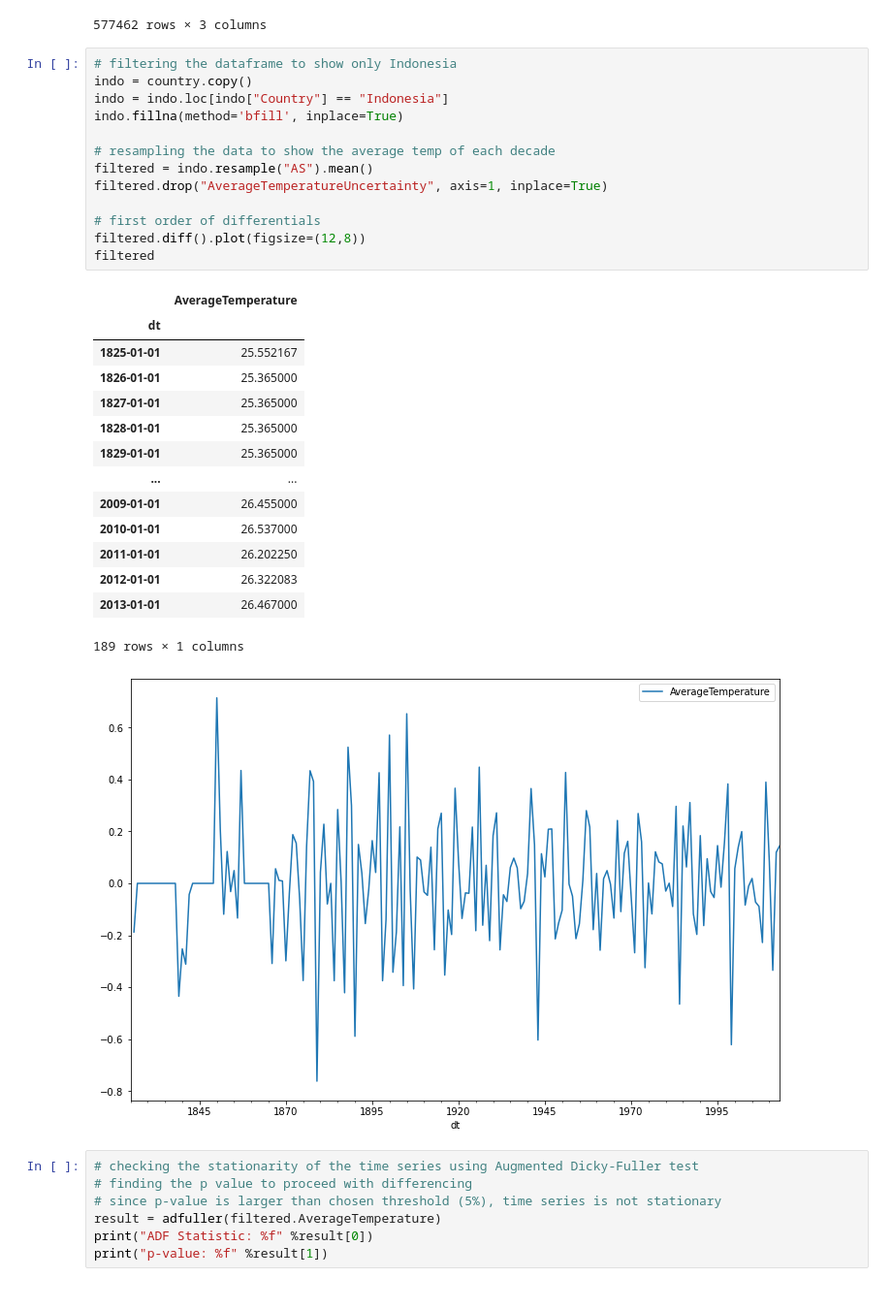
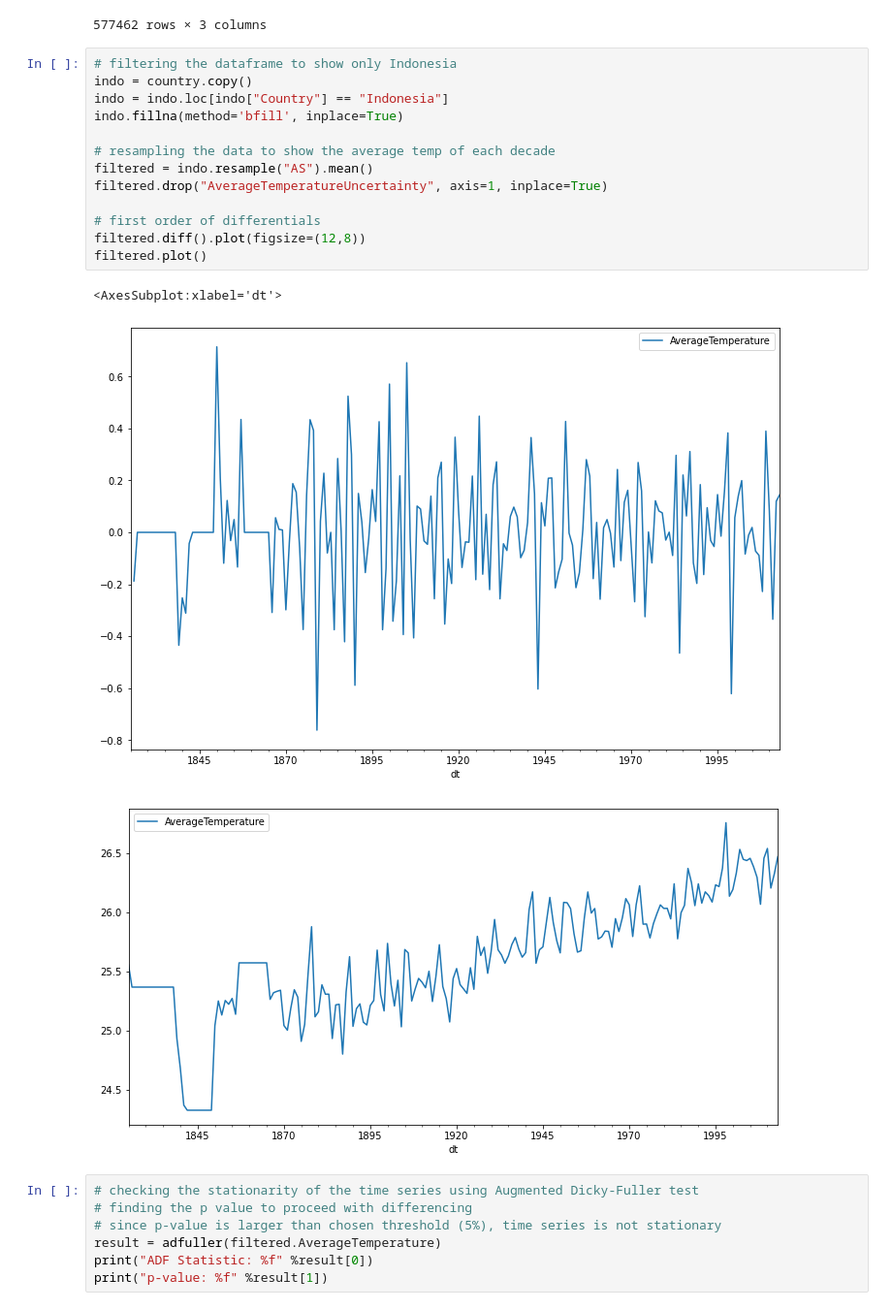
Before and after one commit to EdwardMatthew/Climate-Forecasting, a Jupyter notebook: Analysis/averageTempTrend.ipynb, the cells around one changed output. Shown: that part at 97% size. Cells and saved outputs as stored; diff of their text form.

```diff
--- a/Analysis/averageTempTrend.ipynb
+++ b/Analysis/averageTempTrend.ipynb
@@ -35,32 +35,20 @@ country
 # %%
 # filtering the dataframe to show only Indonesia
 indo = country.copy()
 indo = indo.loc[indo["Country"] == "Indonesia"]
 indo.fillna(method='bfill', inplace=True)
 
 # resampling the data to show the average temp of each decade
 filtered = indo.resample("AS").mean()
 filtered.drop("AverageTemperatureUncertainty", axis=1, inplace=True)
 
 # first order of differentials
 filtered.diff().plot(figsize=(12,8))
-filtered
+filtered.plot()
 # %% [output]
-|  | AverageTemperature |
-| dt |  |
-| 1825-01-01 | 25.552167 |
-| 1826-01-01 | 25.365000 |
-| 1827-01-01 | 25.365000 |
-| 1828-01-01 | 25.365000 |
-| 1829-01-01 | 25.365000 |
-| ... | ... |
-| 2009-01-01 | 26.455000 |
-| 2010-01-01 | 26.537000 |
-| 2011-01-01 | 26.202250 |
-| 2012-01-01 | 26.322083 |
-| 2013-01-01 | 26.467000 |
-189 rows × 1 columns
+<AxesSubplot:xlabel='dt'>
 [figure]
+[figure, added]
 # %%
 # checking the stationarity of the time series using Augmented Dicky-Fuller test
 # finding the p value to proceed with differencing
```
Also changed, not shown: parts of 3 cells of this notebook, 2 other files.
